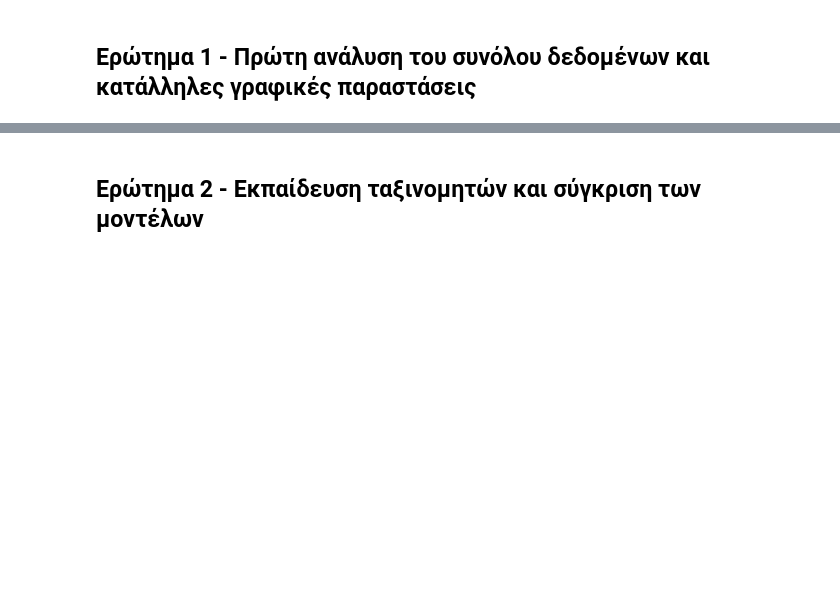
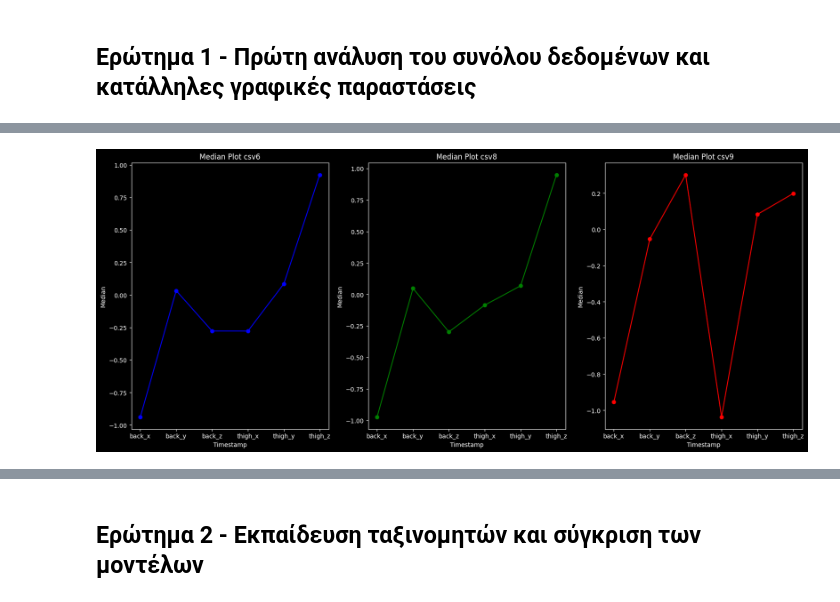
Before and after one commit to el-maestro78/Data-Mining-and-Machine-Learning, a Jupyter notebook: sln.ipynb, the cells around one changed output, grey strips where cells are left out. Saved outputs shown, nothing was run; the diff lists cells and outputs as text; code cells hidden in the pictures; blank space fills up the shorter version.

```diff
--- a/sln.ipynb
+++ b/sln.ipynb
@@ -53,0 +130,32 @@ print()
+# %%
+import numpy as np
+
+plt.figure(figsize=(20, 8))
+
+titles = ['csv6','csv8','csv9']
+datasets = [df6,df8,df9]
+colours = ['blue','green','red']
+count = 1
+for dataset in datasets:
+    median_values = []
+    df = dataset
+    column_names = df.columns.tolist()
+    column_names.pop(0)
+    column_names.pop()
+    #print(column_names)
+    for i in column_names:
+        median = np.median(df[i], axis=0)
+        median_values.append(median)
+
+    plt.subplot(1, 3, count)
+    plt.plot(column_names, median_values, marker='o', linestyle='-', color=colours[count-1], label='median')
+    plt.xlabel('Timestamp')
+    plt.ylabel('Median')
+    plt.title(f'Median Plot {titles[count-1]}')
+    #plt.grid(True)
+    count += 1
+
+
+plt.show()
+# %% [output]
+[figure, added]
```
Also changed, not shown: parts of 6 cells of this notebook.
